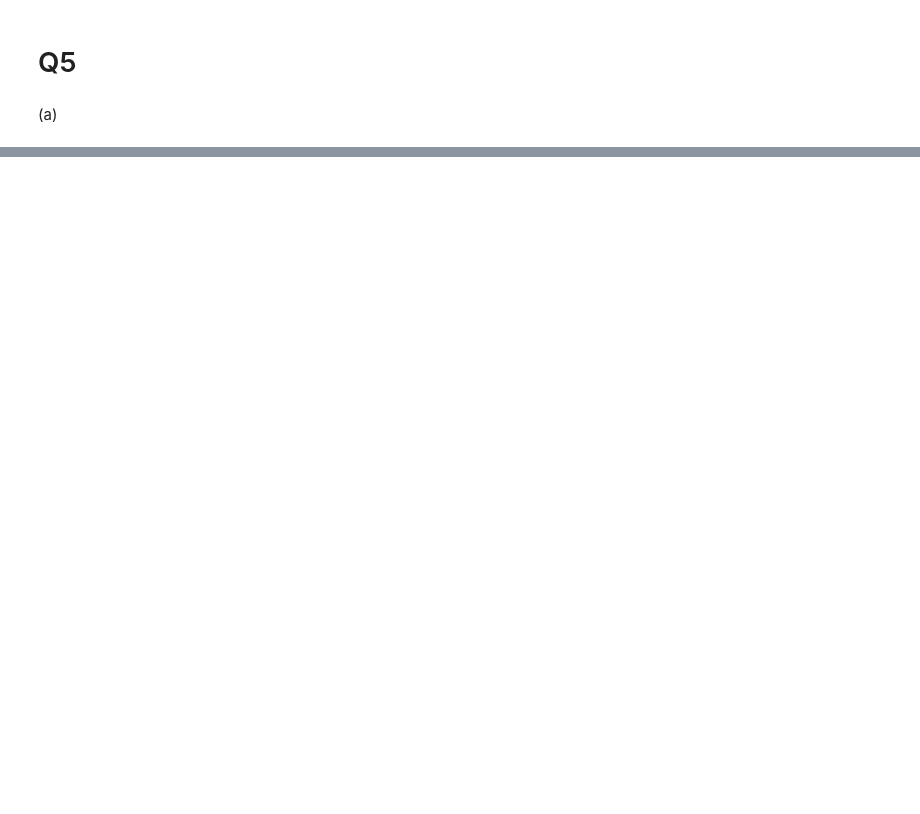
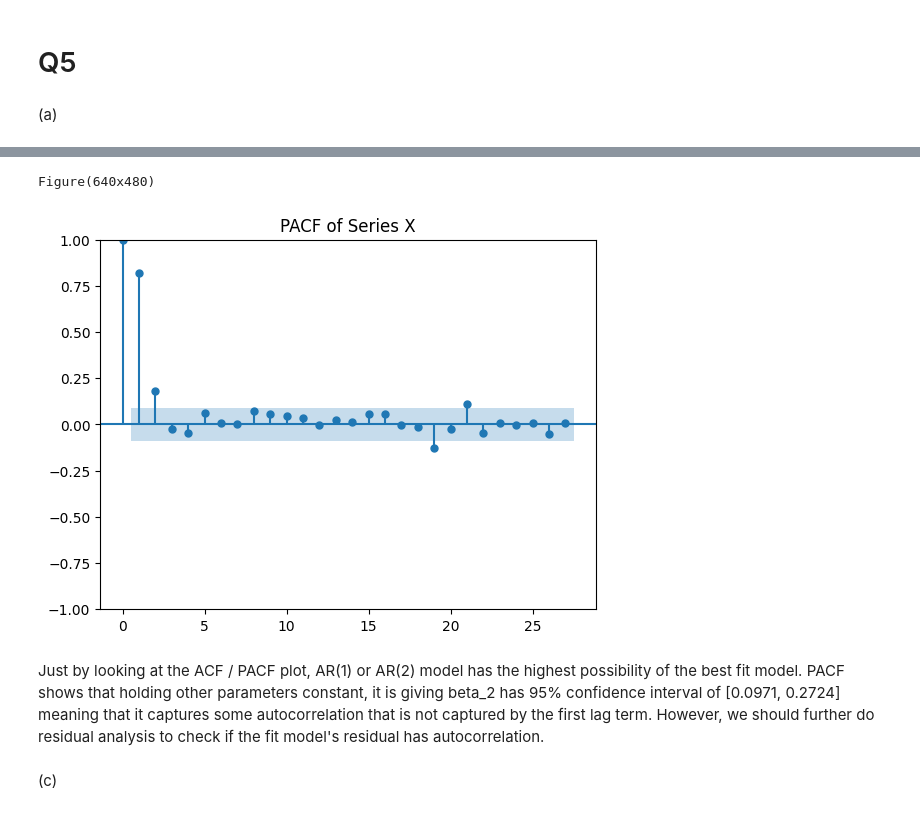
Before and after one commit to Kevin-finance/BUSN-41910-Time-series, a Jupyter notebook: src/Week2/HW2_MSK.ipynb, the cells around one changed output, grey strips where cells are left out. Saved outputs shown, nothing was run; the diff lists cells and outputs as text; code cells hidden in the pictures; blank space fills up the shorter version.

```diff
--- a/src/Week2/HW2_MSK.ipynb
+++ b/src/Week2/HW2_MSK.ipynb
@@ -78,0 +89,11 @@ pd.DataFrame(temp)
+# %%
+x_pacf_plot = plot_pacf(xy.loc[:,"X"],alpha=0.05,title="PACF of Series X")
+print(x_pacf_plot)
+# %% [output]
+Figure(640x480)
+[figure, added]
+# %% [markdown]
+Just by looking at the ACF / PACF plot, AR(1) or AR(2) model has the highest possibility of the best fit model.
+PACF shows that holding other parameters constant, it is giving beta_2 has 95% confidence interval of [0.0971, 0.2724] meaning that it captures some autocorrelation that is not captured by the first lag term. However, we should further do residual analysis to check if the fit model's residual has autocorrelation.
+# %% [markdown]
+(c)
```
Also changed, not shown: parts of 63 cells of this notebook.
